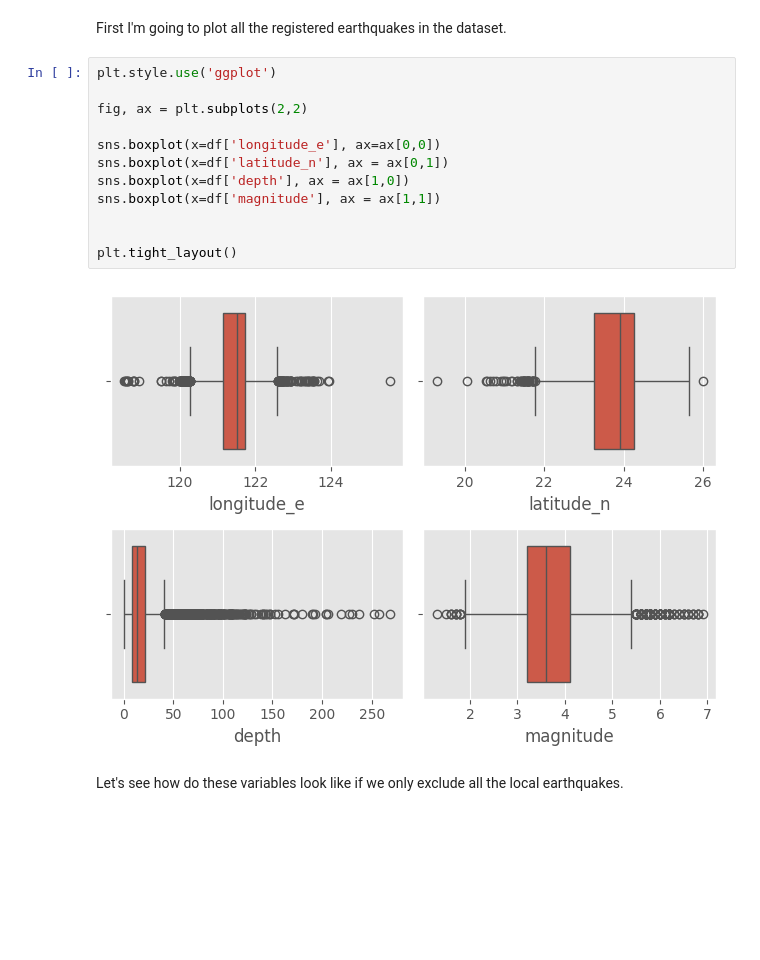
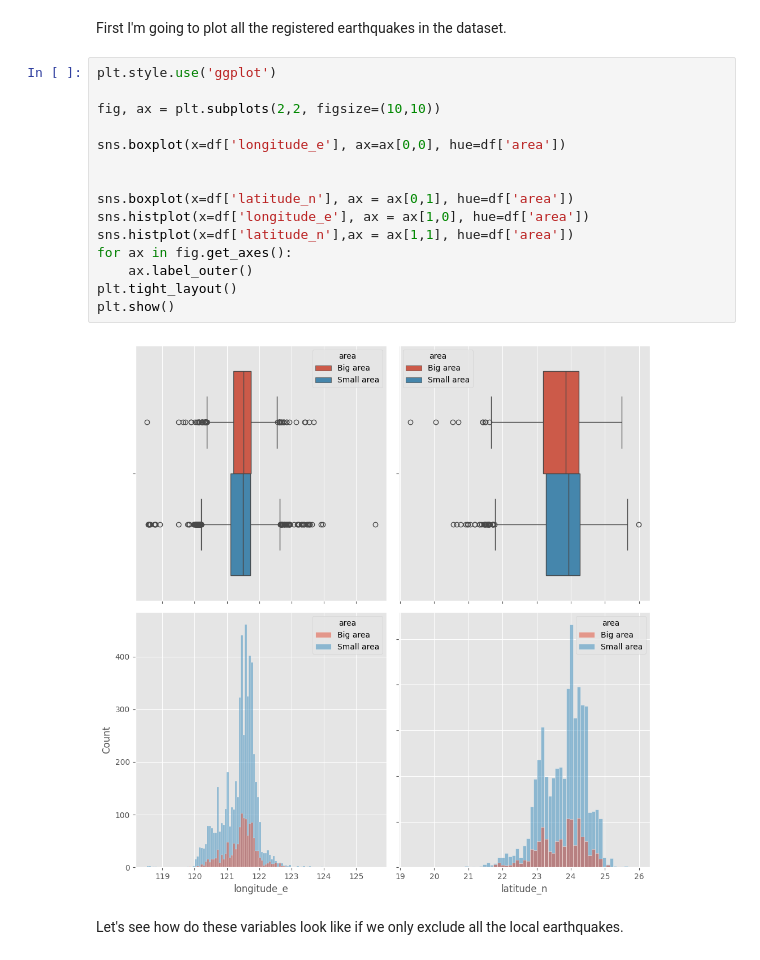
Before and after one commit to jiug/Taiwan-Earthquakes, a Jupyter notebook: earthquakes-taiwan.ipynb, the cells around one changed output. Drawn from its saved outputs; the diff is of its cells as text; blank space fills up the shorter version.

```diff
--- a/earthquakes-taiwan.ipynb
+++ b/earthquakes-taiwan.ipynb
@@ -90,17 +90,20 @@ First I'm going to plot all the registered earthquakes in the dataset.
 # %%
 plt.style.use('ggplot')
 
-fig, ax = plt.subplots(2,2)
+fig, ax = plt.subplots(2,2, figsize=(10,10))
 
-sns.boxplot(x=df['longitude_e'], ax=ax[0,0])
-sns.boxplot(x=df['latitude_n'], ax = ax[0,1])
-sns.boxplot(x=df['depth'], ax = ax[1,0])
-sns.boxplot(x=df['magnitude'], ax = ax[1,1])
+sns.boxplot(x=df['longitude_e'], ax=ax[0,0], hue=df['area'])
 
 
+sns.boxplot(x=df['latitude_n'], ax = ax[0,1], hue=df['area'])
+sns.histplot(x=df['longitude_e'], ax = ax[1,0], hue=df['area'])
+sns.histplot(x=df['latitude_n'],ax = ax[1,1], hue=df['area'])
+for ax in fig.get_axes():
+    ax.label_outer()
 plt.tight_layout()
+plt.show()
 # %% [output]
-[figure, old version]
+[figure, new version]
 # %% [markdown]
 Let's see how do these variables look like if we only exclude all the local earthquakes.
 # %%
```
Also changed, not shown: parts of 7 cells of this notebook, 1 other file.
